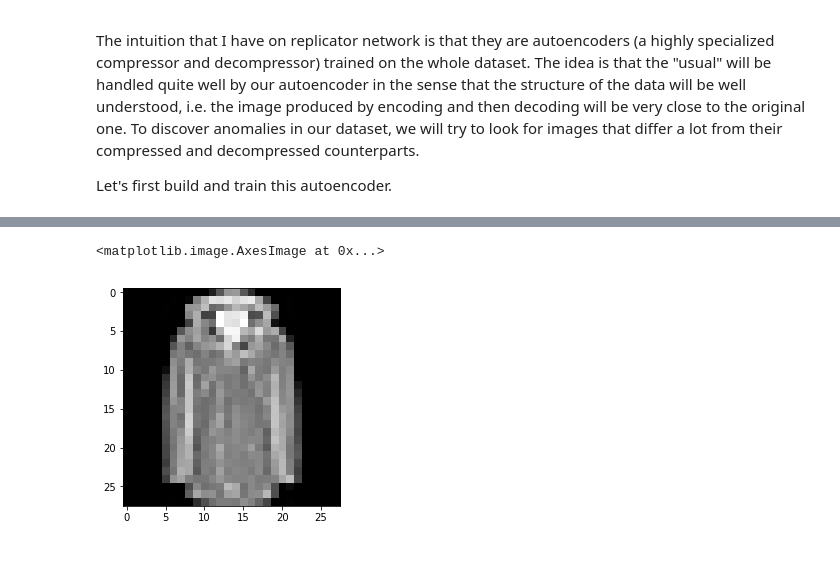
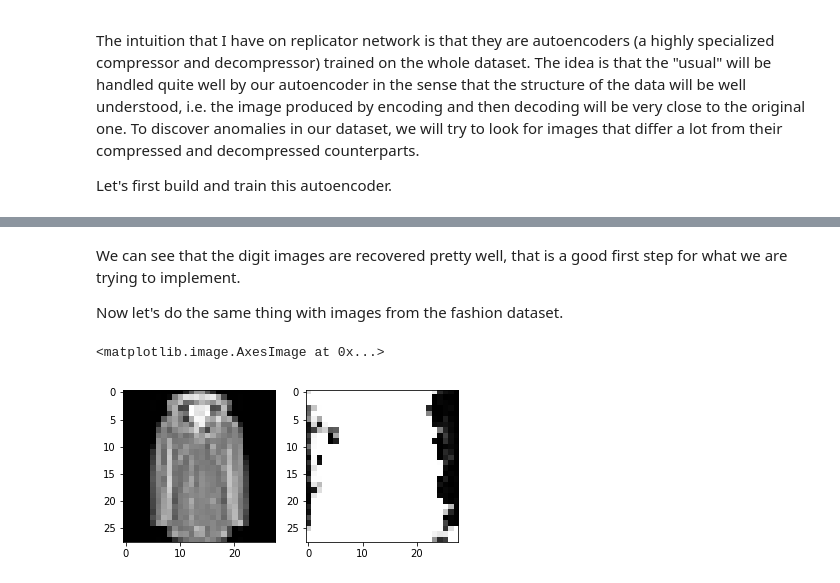
Before and after one commit to rodgzilla/machine_learning_image_anomaly_detection, a Jupyter notebook: nbs/Replicator network.ipynb, the cells around one changed output, grey strips where cells are left out. Saved outputs shown, nothing was run; the diff lists cells and outputs as text; code cells hidden in the pictures.

```diff
--- a/nbs/Replicator network.ipynb
+++ b/nbs/Replicator network.ipynb
@@ -107,7 +109,7 @@ fit_params = {
     'x'               : X,
     'y'               : X,
     'batch_size'      : batch_size,
-    'epochs'          : 5,
+    'epochs'          : 50,
     'validation_split': 0.15
 }
 # %%
@@ -140,6 +148,14 @@ plt.imshow(img_.squeeze(), cmap = 'gray')
+# %% [markdown]
+We can see that the digit images are recovered pretty well, that is a good first step for what we are trying to implement.
+
+Now let's do the same thing with images from the fashion dataset.
 # %%
 fashion_img = np.expand_dims(X_fashion[22], 0)
+fashion_img_ = autoencoder.predict(fashion_img)
+plt.subplot(1, 2, 1)
 plt.imshow(fashion_img[0].squeeze(), cmap = 'gray')
+plt.subplot(1, 2, 2)
+plt.imshow(fashion_img_[0].squeeze(), cmap = 'gray')
 # %% [output]
 <matplotlib.image.AxesImage at 0x...>
-[figure, old version]
+[figure, new version]
```
Also changed, not shown: parts of 12 cells of this notebook.
